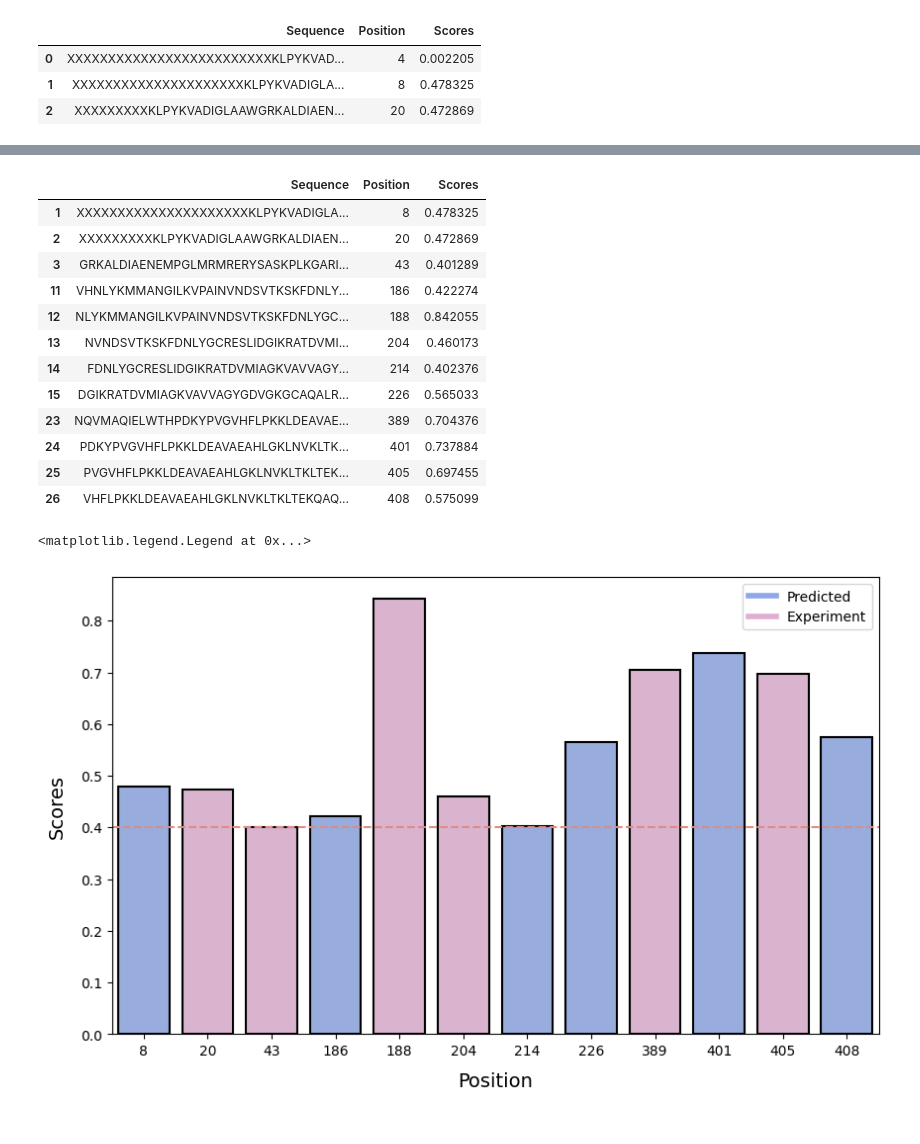
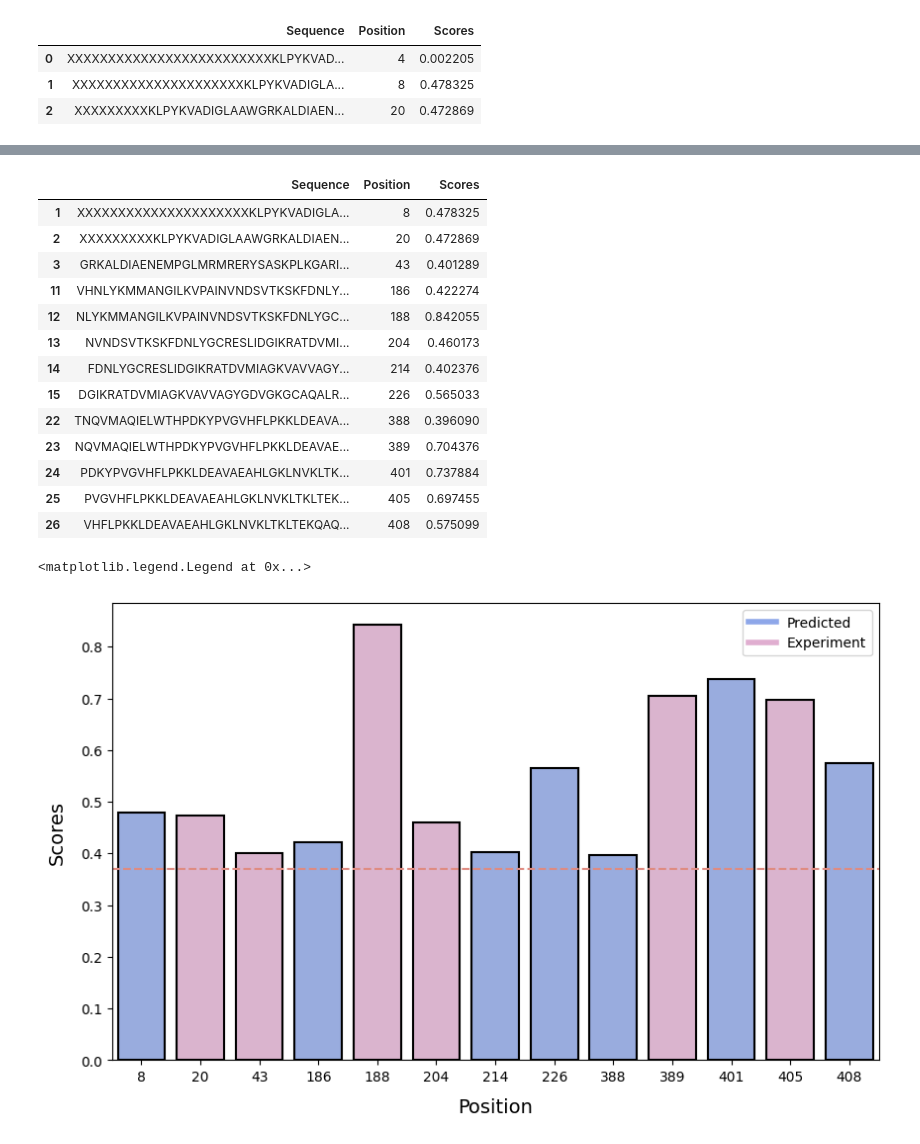
Before and after one commit to Gabriel-QIN/SLAM, a Jupyter notebook: case_study/case_study.ipynb, the cells around one changed output, grey strips where cells are left out. Saved outputs shown, nothing was run; the diff lists cells and outputs as text; code cells hidden in the pictures.

Commit message:
Add case study

```diff
--- a/case_study/case_study.ipynb
+++ b/case_study/case_study.ipynb
@@ -144,10 +149,10 @@ encoder_list = ['cnn','lstm','fea', 'gnn', 'plm']
 fea_dim = 41
 PLM_dim = 1024
 window_size = 51
-pretrained_model = '/mnt/data/zhqin/pretrain_LM/prot_bert/'
+pretrained_model = '../prot_bert/'
 tokenizer = AutoTokenizer.from_pretrained(pretrained_model, do_lower_case=False, use_fast=False)
 BERT_encoder = AutoModel.from_pretrained(pretrained_model, local_files_only=True, output_attentions=False).to(device)
-model_file = f'Models/SLAM_combine/general_struct_plm/best_general_struct_plm_model_epoch.pt'
+model_file = f'../Models/SLAM_combine/general_struct_plm/best_general_struct_plm_model_epoch.pt'
 model = SLAMNet(BERT_encoder=BERT_encoder, vocab_size=tokenizer.vocab_size, encoder_list=encoder_list,PLM_dim=PLM_dim,win_size=window_size,embedding_dim=embedding_dim, fea_dim=fea_dim, hidden_dim=hidden_dim, out_dim=out_dim,node_dim=node_dim, edge_dim=edge_dim, gnn_layers=gnn_layers,n_layers=n_layers,dropout=dropout).to(device)
 model.load_state_dict(torch.load(model_file))
 # %% [output]
@@ -158,9 +163,9 @@ Some weights of the model checkpoint at /mnt/data/zhqin/pretrain_LM/prot_bert/ w
 # %%
 pdb_id = '5w49'
 chain = 'A'
-pdb_path = f'proteomes/{pdb_id}.pdb'
-seq_path = f'proteomes/{pdb_id}.fa'
-first_aa_position = int(parse_pdb_chain(pdb_path, chain=chain,pos=pos, atom_type=atom_type, nneighbor=nneighbor, cal_cb=True)[3])
+pdb_path = f'{pdb_id}.pdb'
+seq_path = f'{pdb_id}.fa'
+first_aa_position = int(parse_pdb_chain(pdb_path, chain=chain,pos=1, atom_type=atom_type, nneighbor=nneighbor, cal_cb=True)[3])
 discrepancy = first_aa_position -1
 seqlist = [record for record in SeqIO.parse(seq_path, "fasta")]
 peplist = get_all_k(seqlist, window_size=window_size)
@@ -188,9 +193,10 @@ for desc, seq in peplist:
     result = [seq, pos+discrepancy, pred.squeeze().detach().item()]
     predictions.append(result)
 # %%
-threshold = 0.4
+threshold = 0.37
 case = pd.DataFrame(predictions)
 case.columns = ['Sequence', 'Position', 'Scores']
+case.to_csv('ahcy_all.csv', index=False, sep='\t')
 case.head(3)
 # %% [output]
 |  | Sequence | Position | Scores |
@@ -219,5 +226,6 @@ plt.grid(True)
 # %%
 kbhb = case[case['Scores']>threshold]
+kbhb.to_csv('ahcy_kbhb.csv', index=False, sep='\t')
 kbhb
 # %% [output]
 |  | Sequence | Position | Scores |
@@ -229,6 +237,7 @@ kbhb
 | 13 | NVNDSVTKSKFDNLYGCRESLIDGIKRATDVMI... | 204 | 0.460173 |
 | 14 | FDNLYGCRESLIDGIKRATDVMIAGKVAVVAGY... | 214 | 0.402376 |
 | 15 | DGIKRATDVMIAGKVAVVAGYGDVGKGCAQALR... | 226 | 0.565033 |
+| 22 | TNQVMAQIELWTHPDKYPVGVHFLPKKLDEAVA... | 388 | 0.396090 |
 | 23 | NQVMAQIELWTHPDKYPVGVHFLPKKLDEAVAE... | 389 | 0.704376 |
 | 24 | PDKYPVGVHFLPKKLDEAVAEAHLGKLNVKLTK... | 401 | 0.737884 |
 | 25 | PVGVHFLPKKLDEAVAEAHLGKLNVKLTKLTEK... | 405 | 0.697455 |
@@ -236,18 +245,19 @@ kbhb
 # %%
 plt.figure(figsize=(10, 6))
 palette = []
 for pos in kbhb['Position']:
     if pos in explist:
         palette.append('#E0AED0')
     else:
         palette.append('#8EA7E9')
 sns.barplot(x='Position', y='Scores', data=kbhb, palette=palette,edgecolor='black', linewidth=1.5)
-plt.axhline(y=0.4, color='#DF8B81', linestyle='--')
+plt.axhline(y=0.37, color='#DF8B81', linestyle='--')
 plt.xlabel('Position',fontsize=14,labelpad=10)
 plt.ylabel('Scores',fontsize=14,labelpad=10)
 handles = [plt.Line2D([0], [0], color='#8EA7E9', lw=4, label='Predicted'),
            plt.Line2D([0], [0], color='#E0AED0', lw=4, label='Experiment')]
 plt.legend(handles=handles)
+plt.savefig('bar.png', dpi=1000)
 # %% [output]
 <matplotlib.legend.Legend at 0x...>
-[figure, old version]
+[figure, new version]
```
Also changed, not shown: parts of 3 cells of this notebook, 9 other files.
